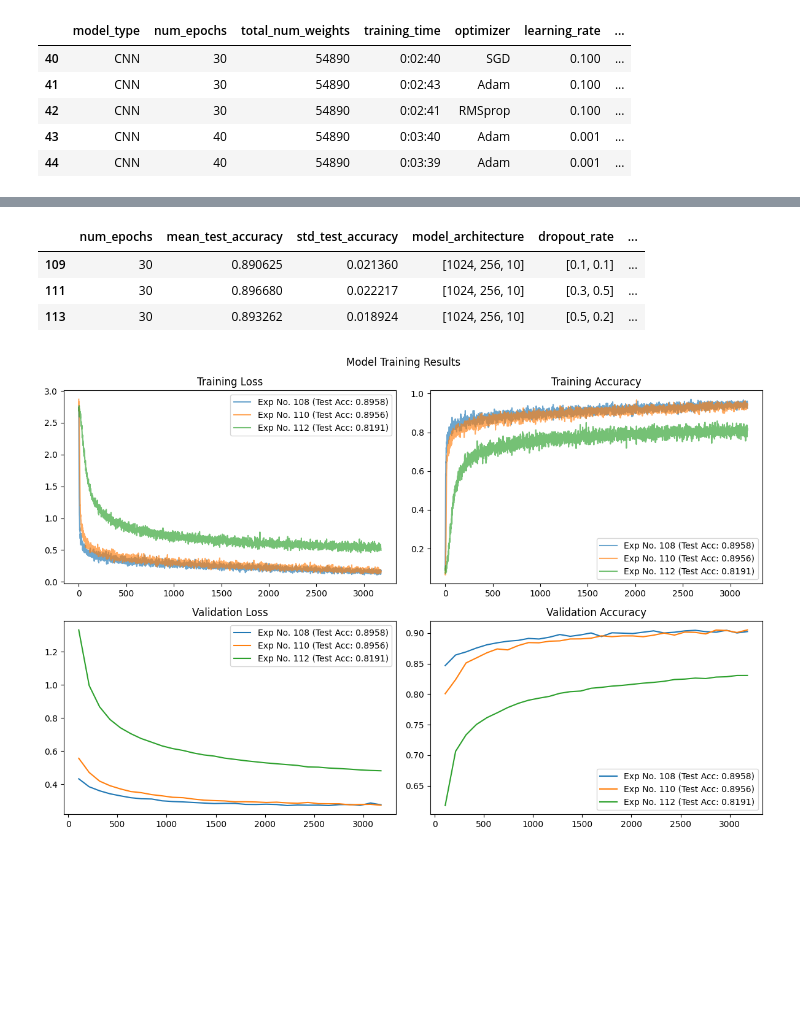
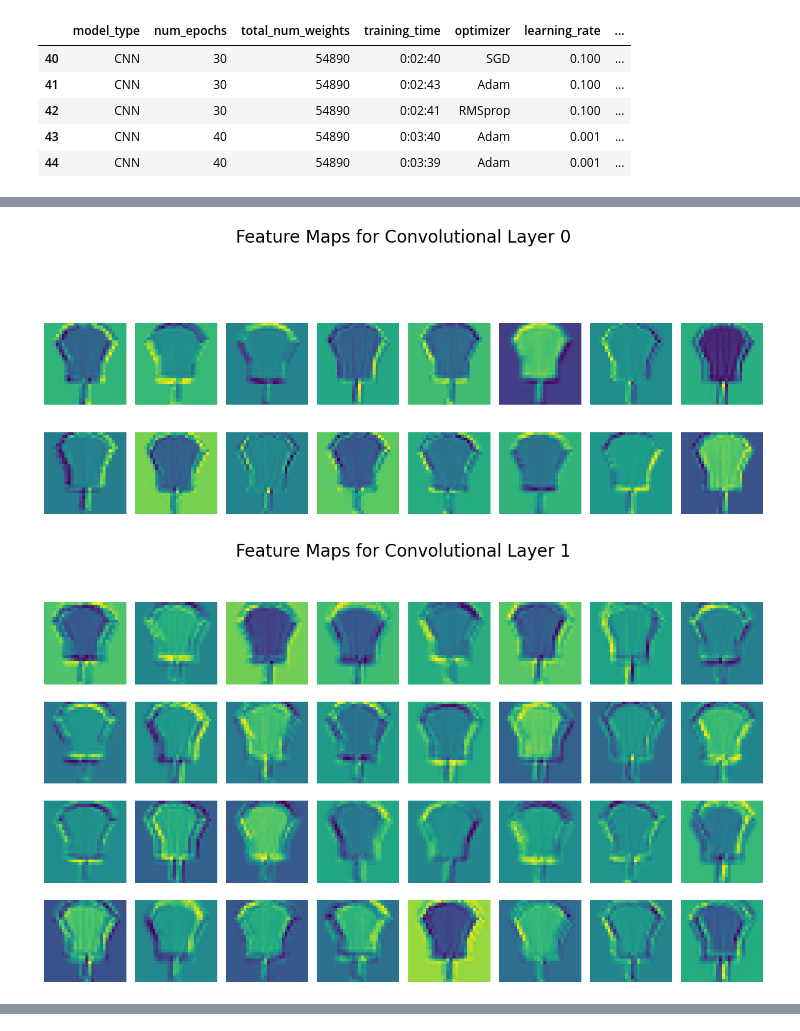
Before and after one commit to hunter-lybbert/uw-central, a Jupyter notebook: data_analysis/hw_05/evaluate_experiment_results.ipynb, the cells around one changed output, grey strips where cells are left out. Cells and saved outputs as stored; diff of their text form; code cells hidden in the pictures; blank space fills up the shorter version.

Commit message:
Save checkpoint.

```diff
--- a/data_analysis/hw_05/evaluate_experiment_results.ipynb
+++ b/data_analysis/hw_05/evaluate_experiment_results.ipynb
@@ -227,0 +134,10 @@ for j, feature_map in enumerate(feature_maps):
+# %%
+feature_maps_viz_runner(
+    models[1],
+    train_dataset.data[56],
+    save_feature_maps=False,
+    cmap="viridis",
+)
+# %% [output]
+[figure, added]
+[figure, added]
@@ -228,36 +145,33 @@ for j, feature_map in enumerate(feature_maps):
 # %%
-def model_arch_filter(x: pd.DataFrame, desired_arch: list[int]) -> pd.Series:
-    return x["model_architecture"] == desired_arch
+# TODO: This is something for filtering experiments on certain things
 
-experiment_results_df.apply(model_arch_filter, axis=1, args=([1024, 512, 10],))
 
-no_batch_norm_rand_normal_mask = (
-    experiment_results_df["batch_normalization"]
-    & (experiment_results_df["weight_init"] == "xavier_uniform")
-    & (experiment_results_df["optimizer"] == "Adam")
-    # & (experiment_results_df["learning_rate"] == 0.01)
-    & (experiment_results_df["num_epochs"] == 30)
-    & experiment_results_df.apply(model_arch_filter, axis=1, args=([1024, 256, 10],))
-)
-no_batch_norm_rand_normal_mask.sum()
 
-experiment_results_df[no_batch_norm_rand_normal_mask]
+# def model_arch_filter(x: pd.DataFrame, desired_arch: list[int]) -> pd.Series:
+#     return x["model_architecture"] == desired_arch
+
+# experiment_results_df.apply(model_arch_filter, axis=1, args=([1024, 512, 10],))
+
+# no_batch_norm_rand_normal_mask = (
+#     experiment_results_df["batch_normalization"]
+#     & (experiment_results_df["weight_init"] == "xavier_uniform")
+#     & (experiment_results_df["optimizer"] == "Adam")
+#     # & (experiment_results_df["learning_rate"] == 0.01)
+#     & (experiment_results_df["num_epochs"] == 30)
+#     & experiment_results_df.apply(model_arch_filter, axis=1, args=([1024, 256, 10],))
+# )
+# no_batch_norm_rand_normal_mask.sum()
+
+# experiment_results_df[no_batch_norm_rand_normal_mask]
-# %% [output]
-|  | num_epochs | mean_test_accuracy | std_test_accuracy | model_architecture | dropout_rate | ... |
-| 109 | 30 | 0.890625 | 0.021360 | [1024, 256, 10] | [0.1, 0.1] | ... |
-| 111 | 30 | 0.896680 | 0.022217 | [1024, 256, 10] | [0.3, 0.5] | ... |
-| 113 | 30 | 0.893262 | 0.018924 | [1024, 256, 10] | [0.5, 0.2] | ... |
 # %%
-exps = experiment_results_df[no_batch_norm_rand_normal_mask].index.tolist()
-model_metadata_list = gather_metadata(
-    exps
-)
+# exps = experiment_results_df[no_batch_norm_rand_normal_mask].index.tolist()
+# model_metadata_list = gather_metadata(
+#     exps
+# )
 
-plot_model_results(
-    model_metadata_list,
-    exps,
-    savefig=True,
-)
+# plot_model_results(
+#     model_metadata_list,
+#     exps,
+#     savefig=True,
+# )
-# %% [output]
-[figure, removed]
 # %%
```
Also changed, not shown: parts of 20 cells of this notebook, 5 other files.
